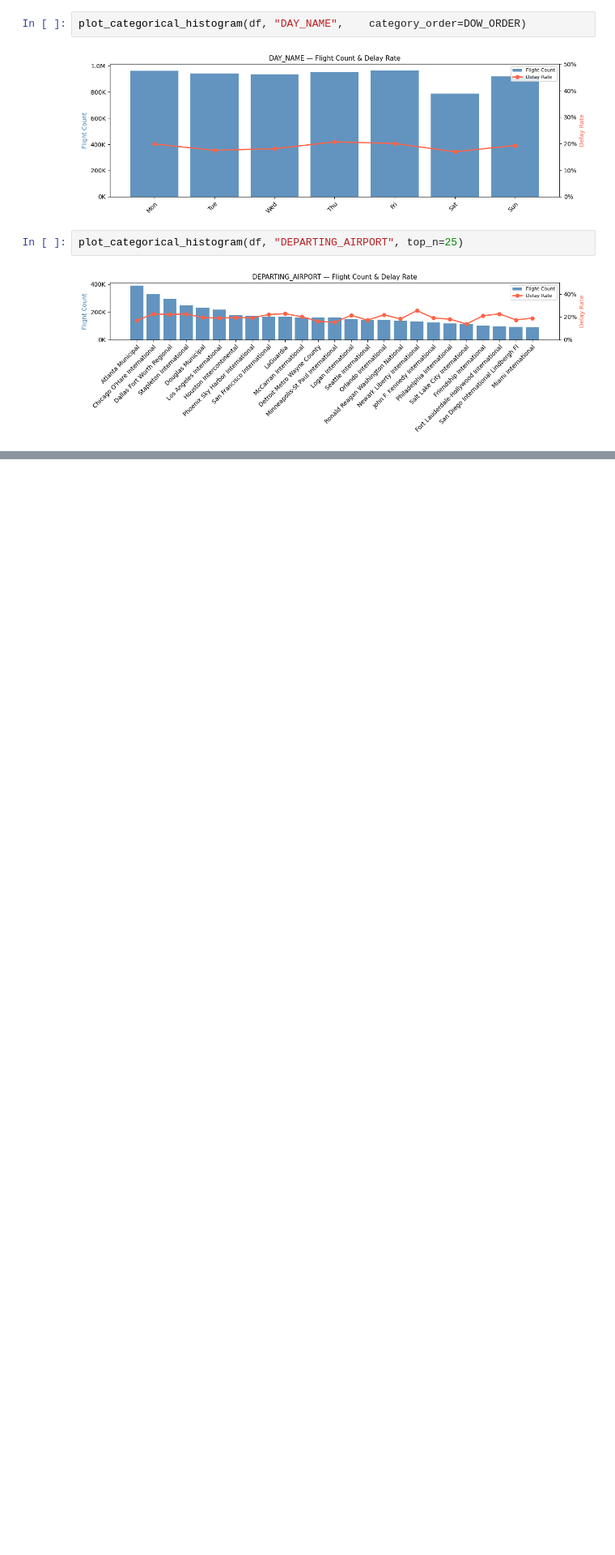
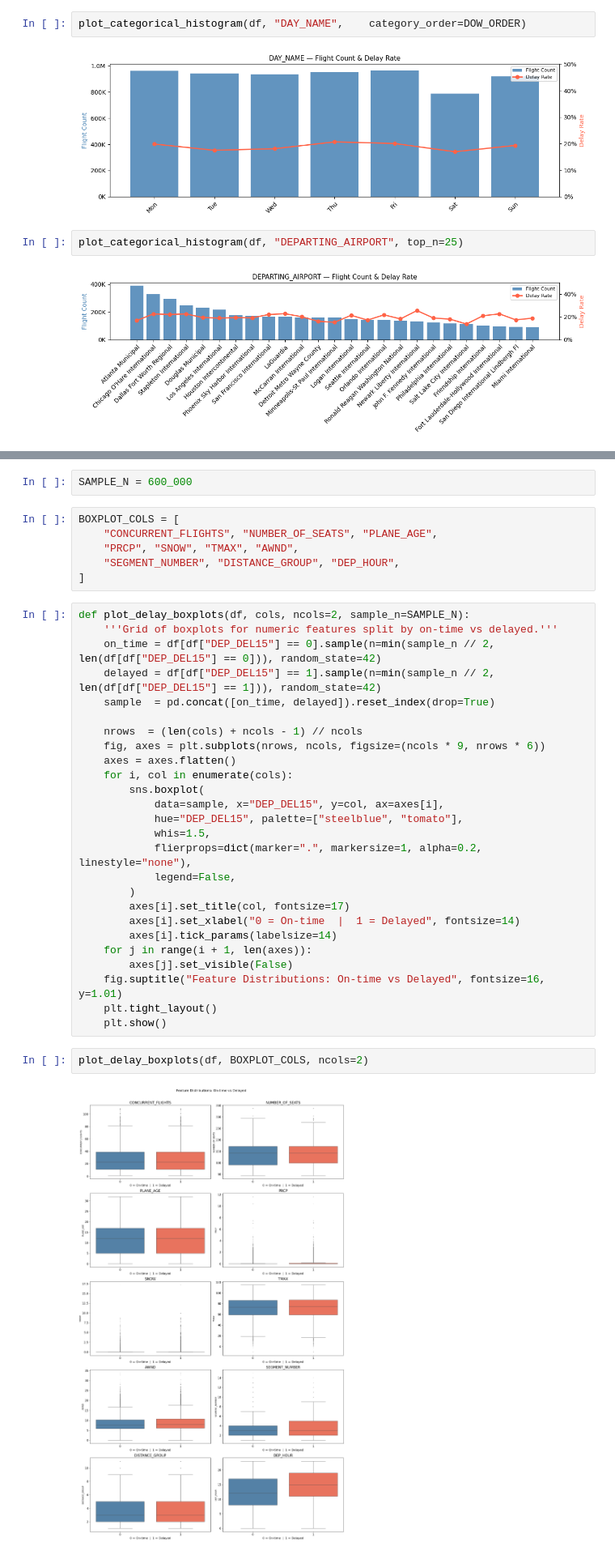
Before and after one commit to AlinaYakubova/ml-flight-felay-prediction, a Jupyter notebook: flight_delay_prediction.ipynb, the cells around one changed output, grey strips where cells are left out. Shown at 81% size. Drawn from its saved outputs; the diff is of its cells as text; blank space fills up the shorter version.

Commit message:
data understanding section

```diff
--- a/flight_delay_prediction.ipynb
+++ b/flight_delay_prediction.ipynb
@@ -230,0 +232,38 @@ plot_categorical_histogram(df, "DEPARTING_AIRPORT", top_n=25)
+# %%
+SAMPLE_N = 600_000
+# %%
+BOXPLOT_COLS = [
+    "CONCURRENT_FLIGHTS", "NUMBER_OF_SEATS", "PLANE_AGE",
+    "PRCP", "SNOW", "TMAX", "AWND",
+    "SEGMENT_NUMBER", "DISTANCE_GROUP", "DEP_HOUR",
+]
+# %%
+def plot_delay_boxplots(df, cols, ncols=2, sample_n=SAMPLE_N):
+    '''Grid of boxplots for numeric features split by on-time vs delayed.'''
+    on_time = df[df["DEP_DEL15"] == 0].sample(n=min(sample_n // 2, len(df[df["DEP_DEL15"] == 0])), random_state=42)
+    delayed = df[df["DEP_DEL15"] == 1].sample(n=min(sample_n // 2, len(df[df["DEP_DEL15"] == 1])), random_state=42)
+    sample  = pd.concat([on_time, delayed]).reset_index(drop=True)
+
+    nrows  = (len(cols) + ncols - 1) // ncols
+    fig, axes = plt.subplots(nrows, ncols, figsize=(ncols * 9, nrows * 6))
+    axes = axes.flatten()
+    for i, col in enumerate(cols):
+        sns.boxplot(
+            data=sample, x="DEP_DEL15", y=col, ax=axes[i],
+            hue="DEP_DEL15", palette=["steelblue", "tomato"],
+            whis=1.5,
+            flierprops=dict(marker=".", markersize=1, alpha=0.2, linestyle="none"),
+            legend=False,
+        )
+        axes[i].set_title(col, fontsize=17)
+        axes[i].set_xlabel("0 = On-time  |  1 = Delayed", fontsize=14)
+        axes[i].tick_params(labelsize=14)
+    for j in range(i + 1, len(axes)):
+        axes[j].set_visible(False)
+    fig.suptitle("Feature Distributions: On-time vs Delayed", fontsize=16, y=1.01)
+    plt.tight_layout()
+    plt.show()
+# %%
+plot_delay_boxplots(df, BOXPLOT_COLS, ncols=2)
+# %% [output]
+[figure, added]
```
Also changed, not shown: parts of 19 cells of this notebook.
